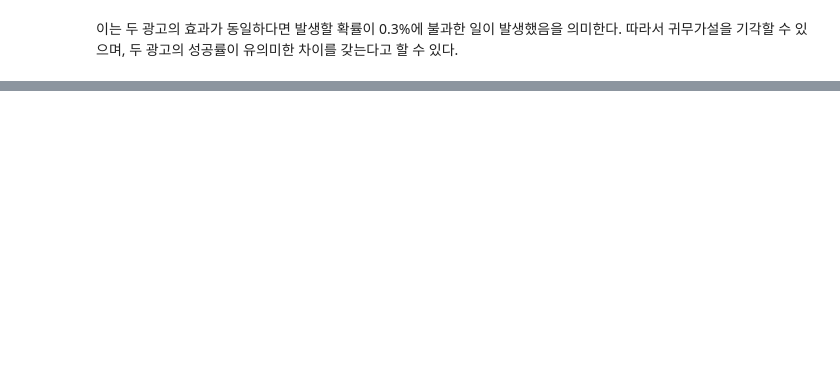
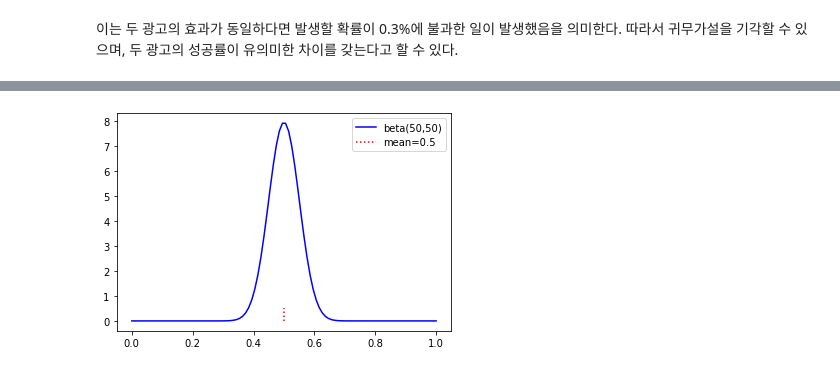
Before and after one commit to liganega/DataAnalysisInPython, a Jupyter notebook: notebooks/pda10-HypothesisAndInference.ipynb, the cells around one changed output, grey strips where cells are left out. Cells and saved outputs as stored; diff of their text form; code cells hidden in the pictures; blank space fills up the shorter version.

```diff
--- a/notebooks/pda10-HypothesisAndInference.ipynb
+++ b/notebooks/pda10-HypothesisAndInference.ipynb
@@ -938,0 +1093,17 @@ def beta_pdf(x: float, alpha: float, beta: float) -> float:
+# %%
+import numpy as np
+from scipy.stats import beta
+import matplotlib.pyplot as plt
+
+x = np.linspace(0, 1, 100)
+
+alpha_0, beta_0 = 50, 50
+
+
+rv = beta(alpha_0, beta_0)
+plt.plot(x, rv.pdf(x), 'b-', label='beta(50,50)')
+plt.plot([0.5, 0.5], [0,0.5], 'r:', label='mean=0.5')
+plt.legend(loc='best')
+plt.show()
+# %% [output]
+[figure, added]
```
Also changed, not shown: parts of 43 cells of this notebook.
